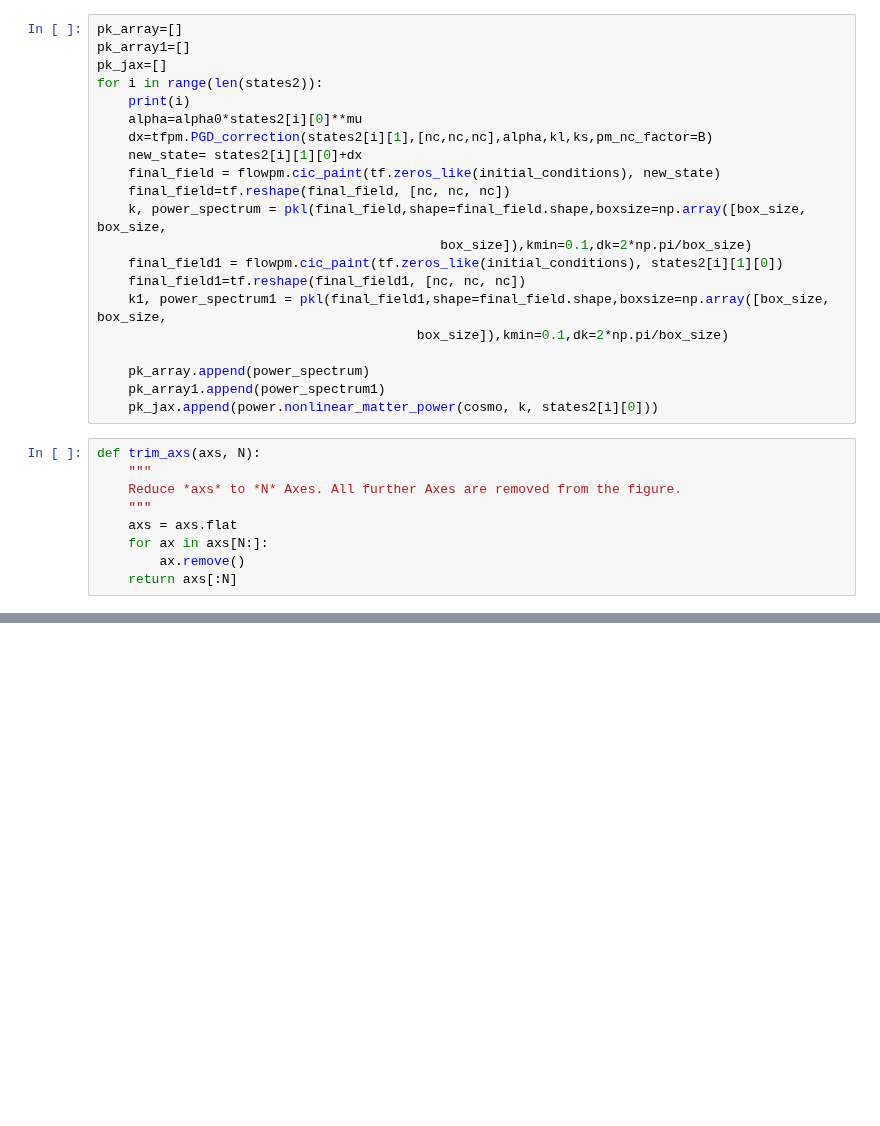
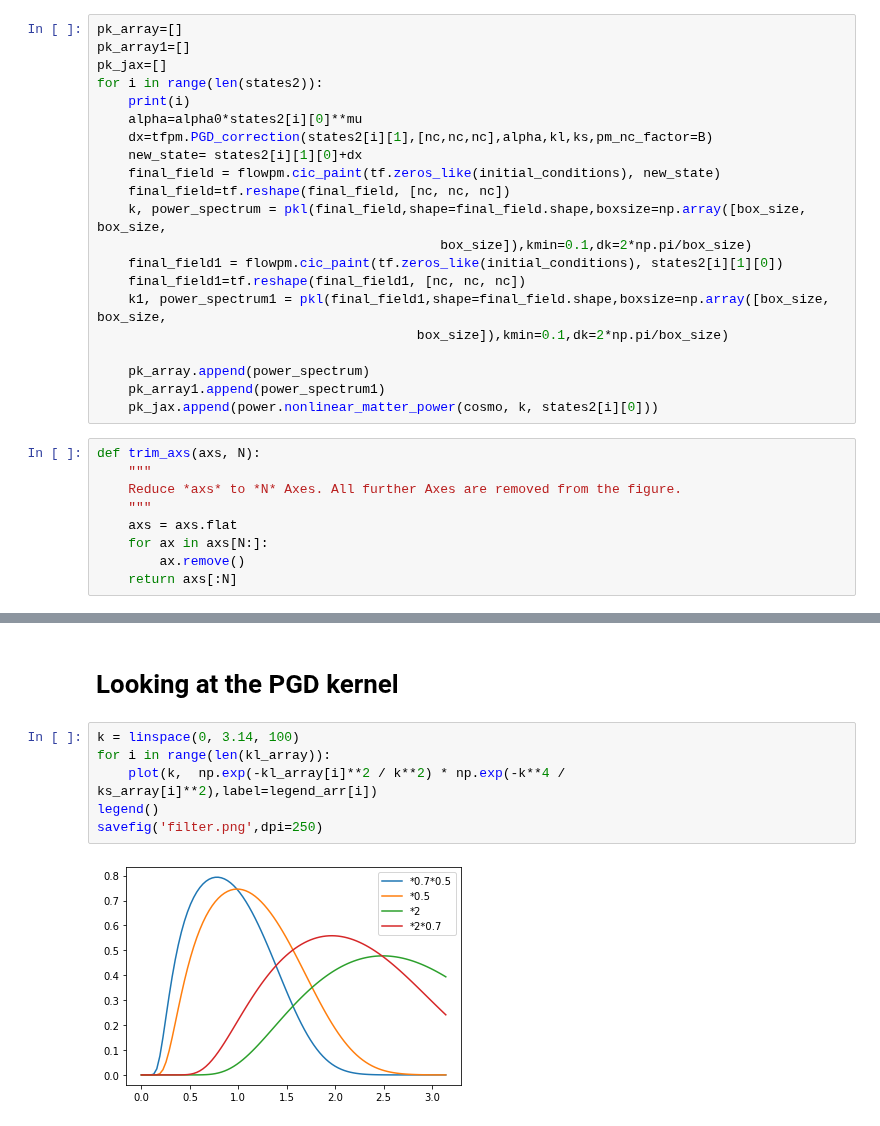
Before and after one commit to DifferentiableUniverseInitiative/flowpm, a Jupyter notebook: notebooks/dev/PGD_test.ipynb, the cells around one changed output, grey strips where cells are left out. Cells and saved outputs as stored; diff of their text form; blank space fills up the shorter version.

```diff
--- a/notebooks/dev/PGD_test.ipynb
+++ b/notebooks/dev/PGD_test.ipynb
@@ -124,0 +164,10 @@ legend(loc='lower left')
+# %% [markdown]
+# Looking at the  PGD kernel
+# %%
+k = linspace(0, 3.14, 100)
+for i in range(len(kl_array)):
+    plot(k,  np.exp(-kl_array[i]**2 / k**2) * np.exp(-k**4 / ks_array[i]**2),label=legend_arr[i])
+legend()
+savefig('filter.png',dpi=250)
+# %% [output]
+[figure, added]
```
Also changed, not shown: parts of 15 cells of this notebook.
